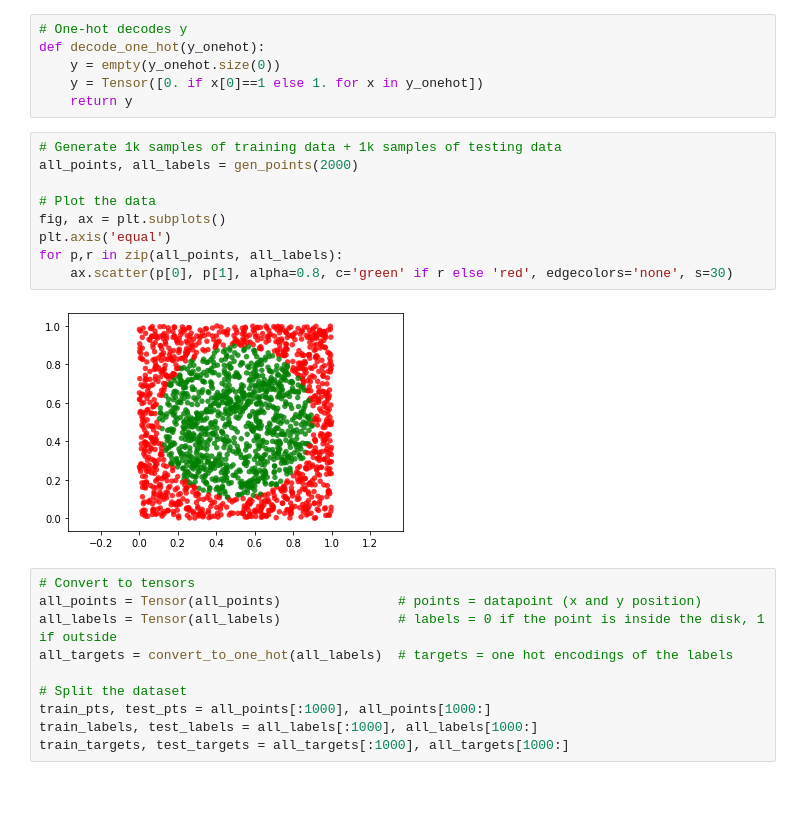
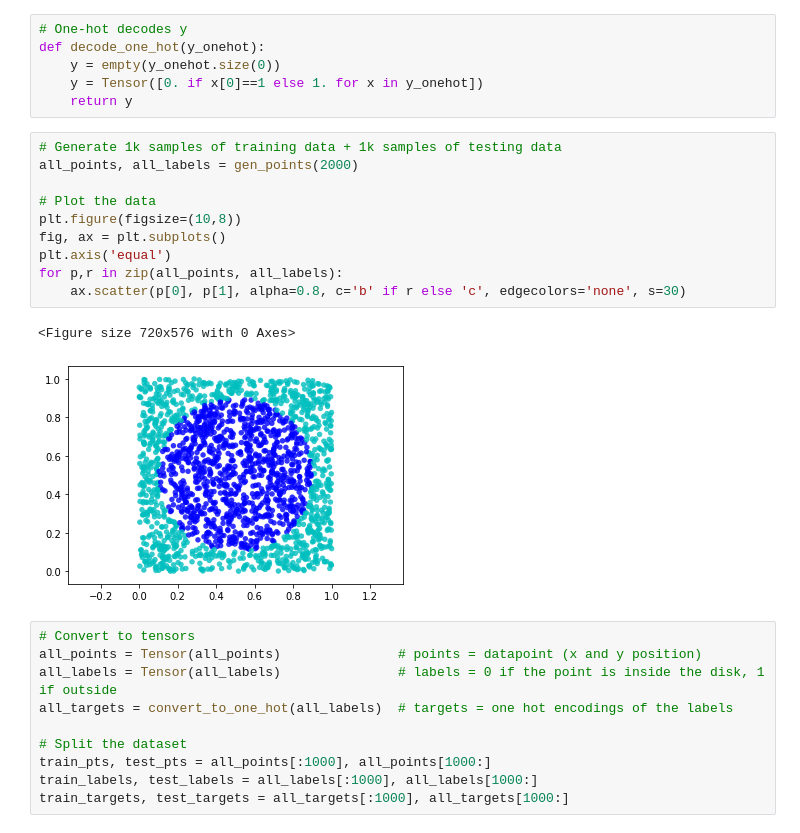
Before and after one commit to Laragervaise/Deep-Learning, a Jupyter notebook: proj2.ipynb, the cells around one changed output. Saved outputs shown, nothing was run; the diff lists cells and outputs as text; blank space fills up the shorter version.

```diff
--- a/proj2.ipynb
+++ b/proj2.ipynb
@@ -52,14 +51,16 @@ def decode_one_hot(y_onehot):
 # %%
 # Generate 1k samples of training data + 1k samples of testing data
 all_points, all_labels = gen_points(2000)
 
 # Plot the data
+plt.figure(figsize=(10,8))
 fig, ax = plt.subplots()
 plt.axis('equal')
 for p,r in zip(all_points, all_labels):
-    ax.scatter(p[0], p[1], alpha=0.8, c='green' if r else 'red', edgecolors='none', s=30)
+    ax.scatter(p[0], p[1], alpha=0.8, c='b' if r else 'c', edgecolors='none', s=30)
 # %% [output]
+<Figure size 720x576 with 0 Axes>
-[figure, old version]
+[figure, new version]
 # %%
 # Convert to tensors
 all_points = Tensor(all_points)               # points = datapoint (x and y position)
```
Also changed, not shown: parts of 13 cells of this notebook.
